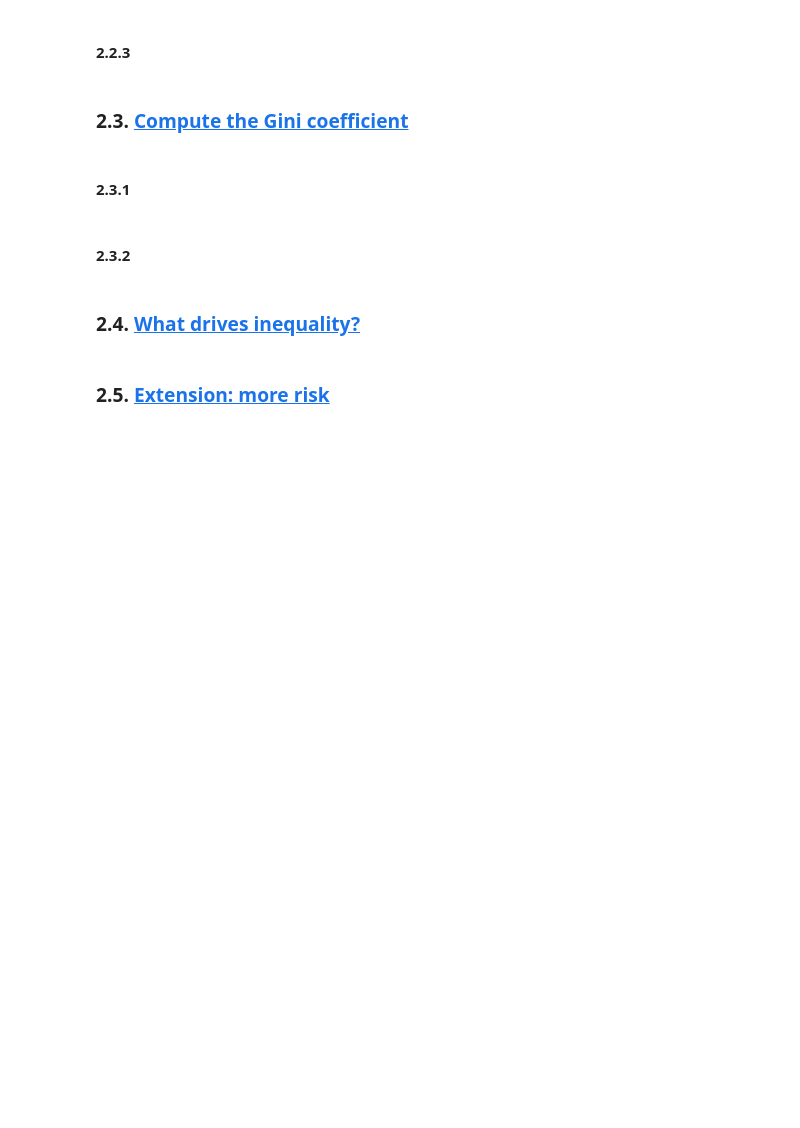
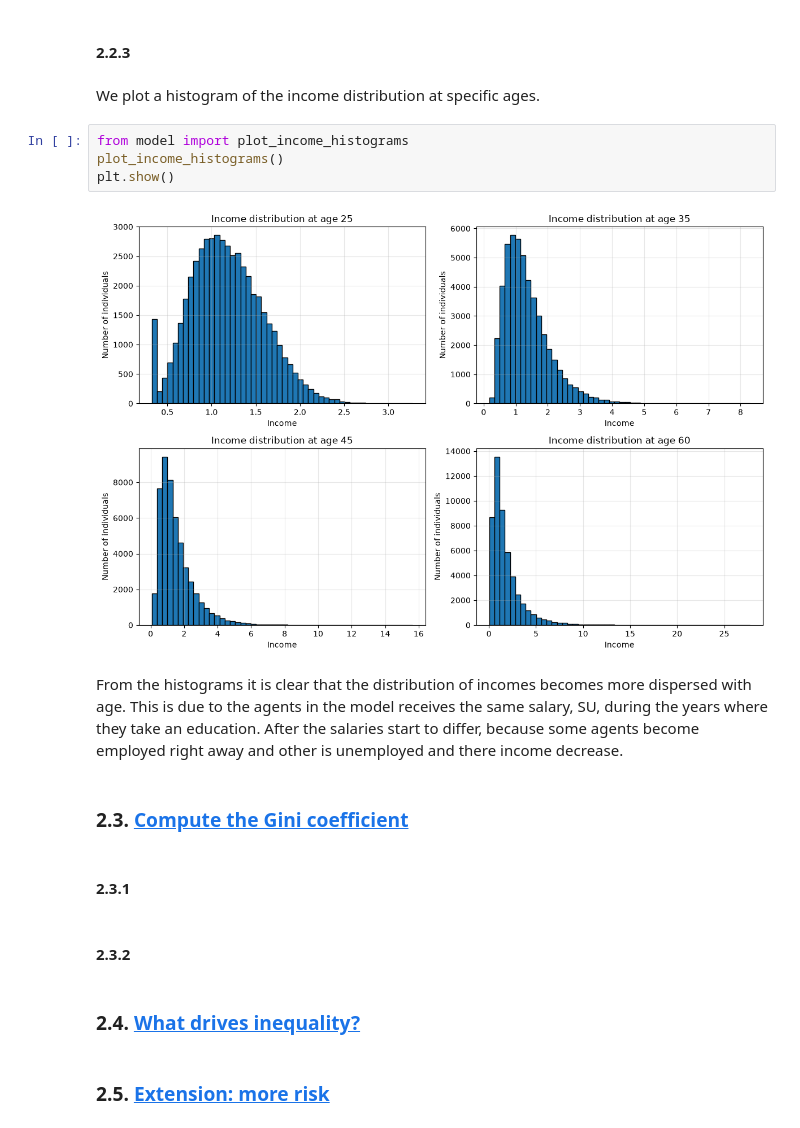
Before and after one commit to NumEconCopenhagen/projects-2025-freja-og-asta, a Jupyter notebook: 1_dataproject/Dataprojectnew.ipynb, the cells around one changed output. Drawn from its saved outputs; the diff is of its cells as text; blank space fills up the shorter version.

```diff
--- a/1_dataproject/Dataprojectnew.ipynb
+++ b/1_dataproject/Dataprojectnew.ipynb
@@ -99,5 +99,15 @@ ImportError: cannot import name 'plot_income_distribution' from 'model' (/Users/
 # %% [markdown]
 #### 2.2.3 <a id='toc1_1_'></a>[](#toc2_2_3_)
+# %% [markdown]
+We plot a histogram of the income distribution at specific ages.
+# %%
+from model import plot_income_histograms
+plot_income_histograms()
+plt.show()
+# %% [output]
+[figure, added]
+# %% [markdown]
+From the histograms it is clear that the distribution of incomes becomes more dispersed with age. This is due to the agents in the model receives the same salary, SU, during the years where they take an education. After the salaries start to differ, because some agents become employed right away and other is unemployed and there income decrease.
 # %% [markdown]
 ### 2.3. <a id='toc1_1_'></a>[Compute the Gini coefficient](#toc2_3_)
 # %% [markdown]
```
Also changed, not shown: parts of 1 cell of this notebook, 1 other file.
